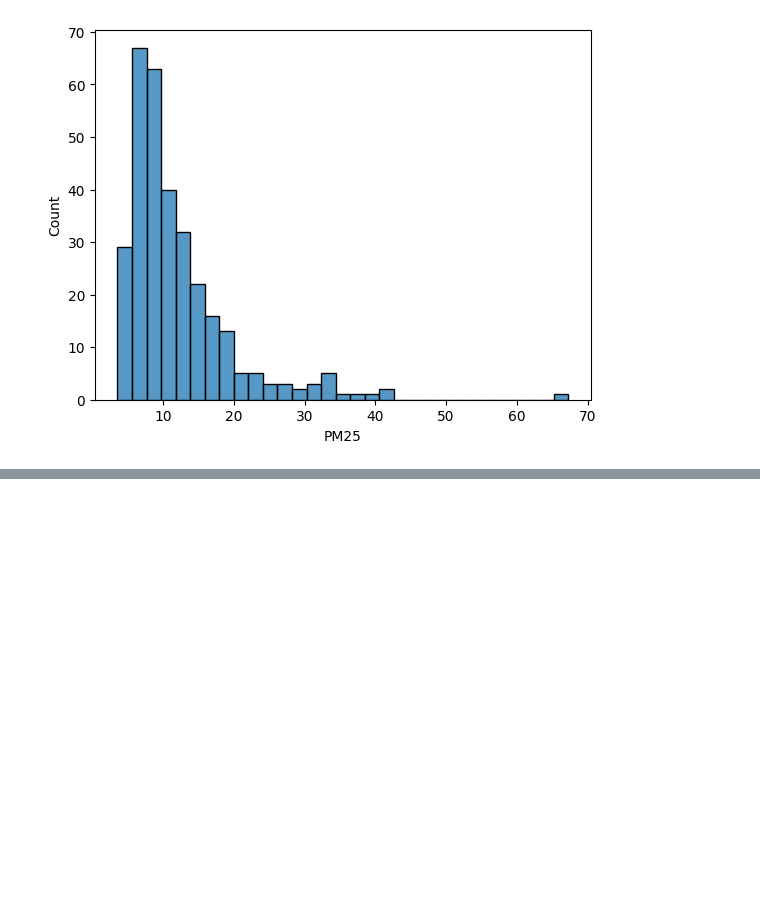
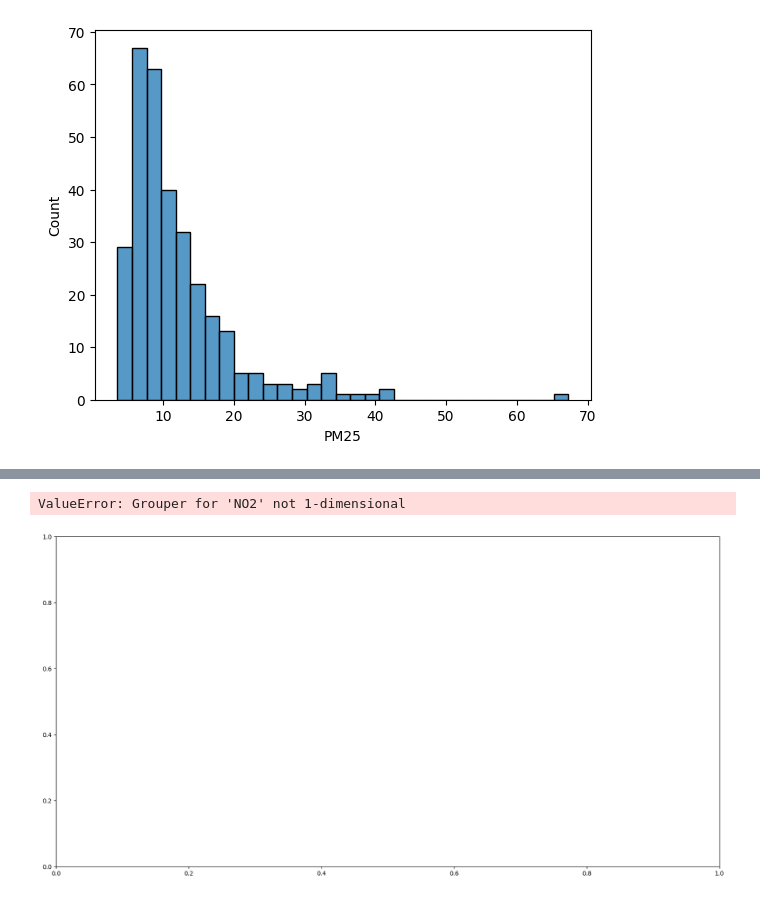
Before and after one commit to TheLab75/ParisDeepAirProject, a Jupyter notebook: notebooks/Edouard-Becquet => EDA - Station 75018.ipynb, the cells around one changed output, grey strips where cells are left out. Drawn from its saved outputs; the diff is of its cells as text; code cells hidden in the pictures; blank space fills up the shorter version.

```diff
--- a/notebooks/Edouard-Becquet => EDA - Station 75018.ipynb
+++ b/notebooks/Edouard-Becquet => EDA - Station 75018.ipynb
@@ -150,0 +201,9 @@ sns.catplot(x = "PM25", kind = "count",  data = df_merged, height=5, aspect = 4)
+# %%
+fig, ax = plt.subplots(figsize=(20,10))
+
+
+
+sns.heatmap(df.pivot_table('NO2', index='date',columns=['NO2'],aggfunc='median',margins=True),ax = ax,annot=True, linewidths=.5)
+# %% [output]
+ValueError: Grouper for 'NO2' not 1-dimensional
+[figure, added]
```
Also changed, not shown: parts of 24 cells of this notebook, 3 other files.
